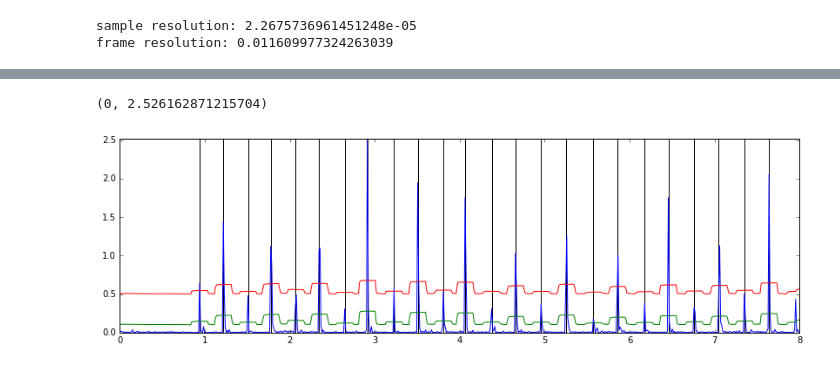
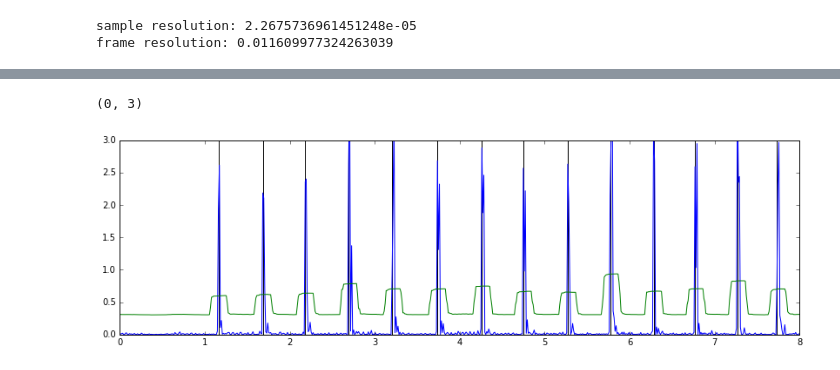
Before and after one commit to worldmaker18349276/K-AIKO, a Jupyter notebook: realtime_analysis.ipynb, the cells around one changed output, grey strips where cells are left out. Saved outputs shown, nothing was run; the diff lists cells and outputs as text; code cells hidden in the pictures.

```diff
--- a/realtime_analysis.ipynb
+++ b/realtime_analysis.ipynb
@@ -185,7 +185,7 @@ env = ra.pipe(ra.frame(WIN_LENGTH, HOP_LENGTH),
               ra.power_spectrum(RATE, WIN_LENGTH),
               ra.onset_strength(RATE/WIN_LENGTH, HOP_LENGTH/RATE))
 next(env)
-dect = ra.onset_detect(RATE, HOP_LENGTH, delta=0.1)
+dect = ra.onset_detect(RATE, HOP_LENGTH, delta=0.3)
 next(dect)
 e = [0]
 p = []
@@ -197,13 +197,13 @@ for i in range(0, x.shape[0]-HOP_LENGTH, HOP_LENGTH):
 
 e = np.array(e)
 t = np.arange(e.shape[0])*HOP_LENGTH/RATE
+indices = np.round(np.array(p)*RATE/HOP_LENGTH).astype(int)
 # %%
 e_avg = scipy.ndimage.uniform_filter1d(e, 17)
 plt.plot(t, e)
-plt.plot(t, e_avg+0.1)
-plt.plot(t, e_avg+0.5)
+plt.plot(t, e_avg+0.3)
 plt.vlines(p, ymin=0, ymax=e.max(), color="k")
-plt.ylim((0, e.max()))
+plt.ylim((0, 3))
 # %% [output]
-(0, 2.526162871215704)
+(0, 3)
-[figure, old version]
+[figure, new version]
```
Also changed, not shown: parts of 8 cells of this notebook.
